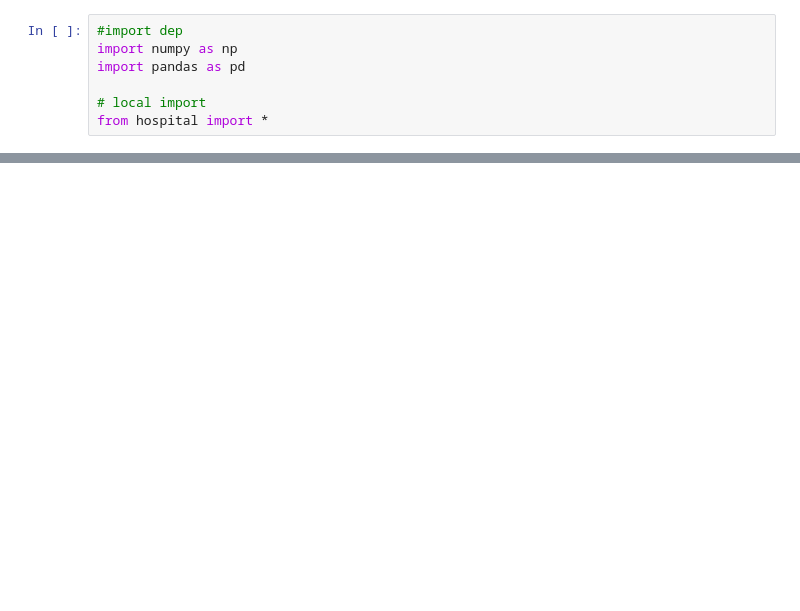
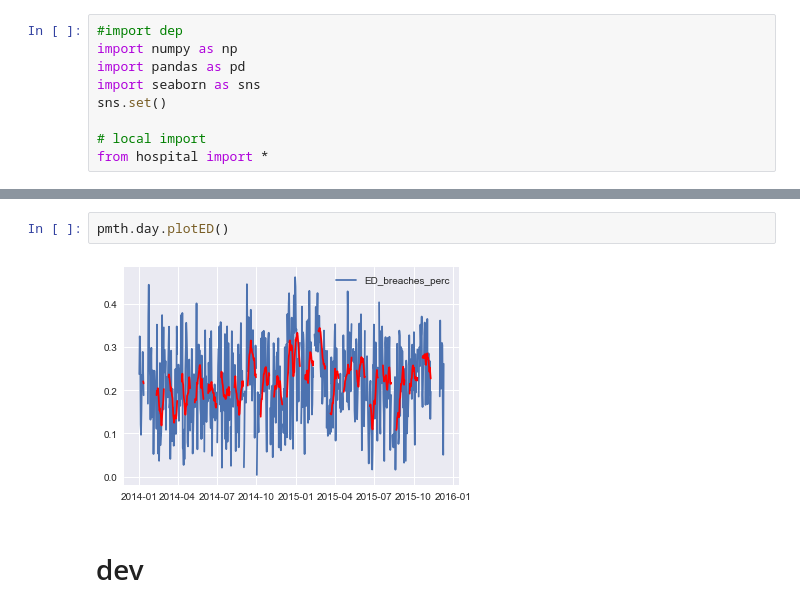
Before and after one commit to BradKeogh/flosp, a Jupyter notebook: pmthMAIN.ipynb, the cells around one changed output, grey strips where cells are left out. Saved outputs shown, nothing was run; the diff lists cells and outputs as text; blank space fills up the shorter version.

Commit message:
initial plotting

```diff
--- a/pmthMAIN.ipynb
+++ b/pmthMAIN.ipynb
@@ -2,6 +2,8 @@
 #import dep
 import numpy as np
 import pandas as pd
+import seaborn as sns
+sns.set()
 
 # local import
 from hospital import *
@@ -77,0 +59,6 @@ pd.read_pickle('./../../3_Data/processed/pmthEDday.pkl')
+# %%
+pmth.day.plotED()
+# %% [output]
+[figure, added]
+# %% [markdown]
+# dev
```
Also changed, not shown: parts of 22 cells of this notebook, 5 other files.
